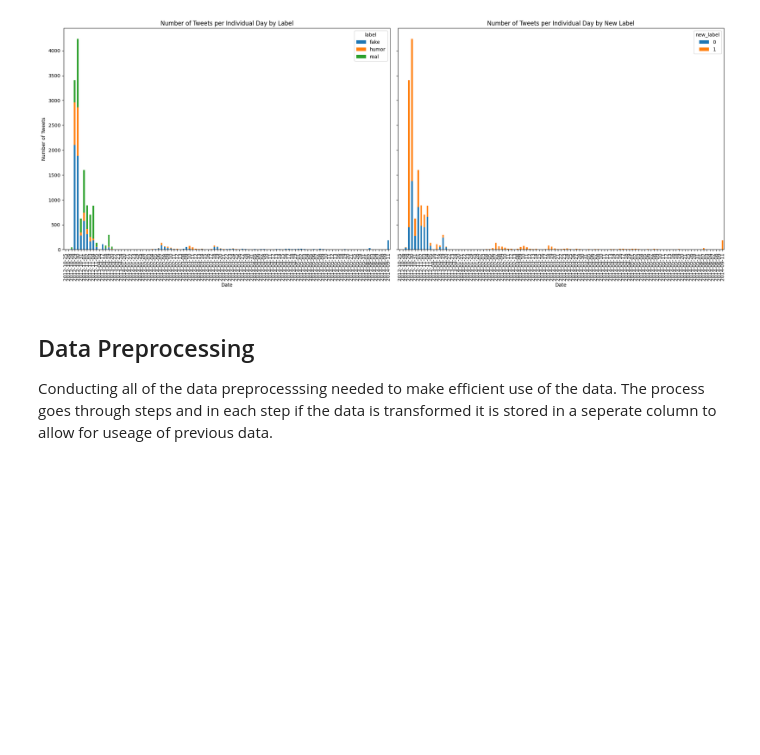
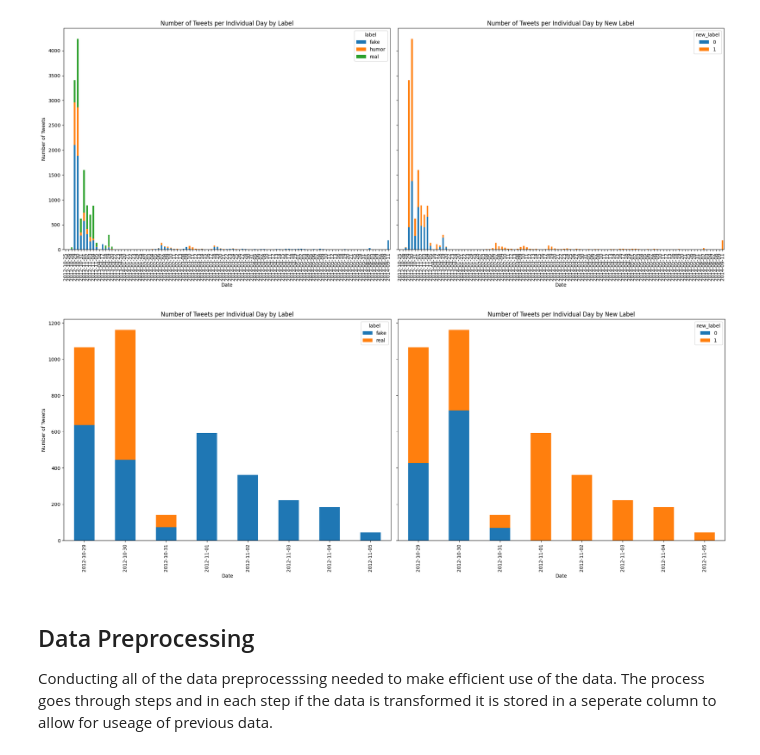
Before and after one commit to JTidbury2/FalseTweetClassifier, a Jupyter notebook: Source_code.ipynb, the cells around one changed output. Saved outputs shown, nothing was run; the diff lists cells and outputs as text; code cells hidden in the pictures; blank space fills up the shorter version.

Commit message:
commit for tuesday

```diff
--- a/Source_code.ipynb
+++ b/Source_code.ipynb
@@ -987,6 +987,46 @@ plt.show()
 # This is inline with the hurricane sandy event which occured on around this time
 # %% [output]
 [figure]
+# %%
+# The following code plots the number of tweets posted on each day of the dataset in the training data for the different labels
+# The 2 different plots show the differnt labels, label and new_label
+
+# Group the data by date and 'label'
+posts_per_label = testing_data.groupby([training_data['date'].dt.date, 'label']).size().unstack(fill_value=0)
+
+# Group the data by date and 'new_label'
+posts_per_new_label = testing_data.groupby([training_data['date'].dt.date, 'new_label']).size().unstack(fill_value=0)
+
+# Sort both DataFrames by date
+posts_per_label.sort_index(inplace=True)
+posts_per_new_label.sort_index(inplace=True)
+
+# Set up the matplotlib figure with two subplots
+fig, axes = plt.subplots(nrows=1, ncols=2, figsize=(20, 8), sharey=True)
+
+# Plotting the stacked bar chart for 'label'
+posts_per_label.plot(kind='bar', stacked=True, ax=axes[0])
+axes[0].set_title('Number of Tweets per Individual Day by Label')
+axes[0].set_xlabel('Date')
+axes[0].set_ylabel('Number of Tweets')
+axes[0].tick_params(axis='x', rotation=90)
+
+# Plotting the stacked bar chart for 'new_label'
+posts_per_new_label.plot(kind='bar', stacked=True, ax=axes[1])
+axes[1].set_title('Number of Tweets per Individual Day by New Label')
+axes[1].set_xlabel('Date')
+# axes[1].set_ylabel('Number of Tweets')  # Already shared with the first plot
+axes[1].tick_params(axis='x', rotation=90)
+
+# Set a tight layout and show the plot
+plt.tight_layout()
+plt.show()
+
+# The plots show the reason for the large number of tweets on Monday and Tuesday shown in previous plots
+# The majority of the tweets occur over a 2 day period in the training data (Monday and Tuesday)
+# This is inline with the hurricane sandy event which occured on around this time
+# %% [output]
+[figure, added]
 # %% [markdown]
 ## Data Preprocessing
 Conducting all of the data preprocesssing needed to make efficient use of the data. The process goes through steps and in each step if the data is transformed it is stored in a seperate column to allow for useage of previous data.
```
Also changed, not shown: parts of 9 cells of this notebook.
